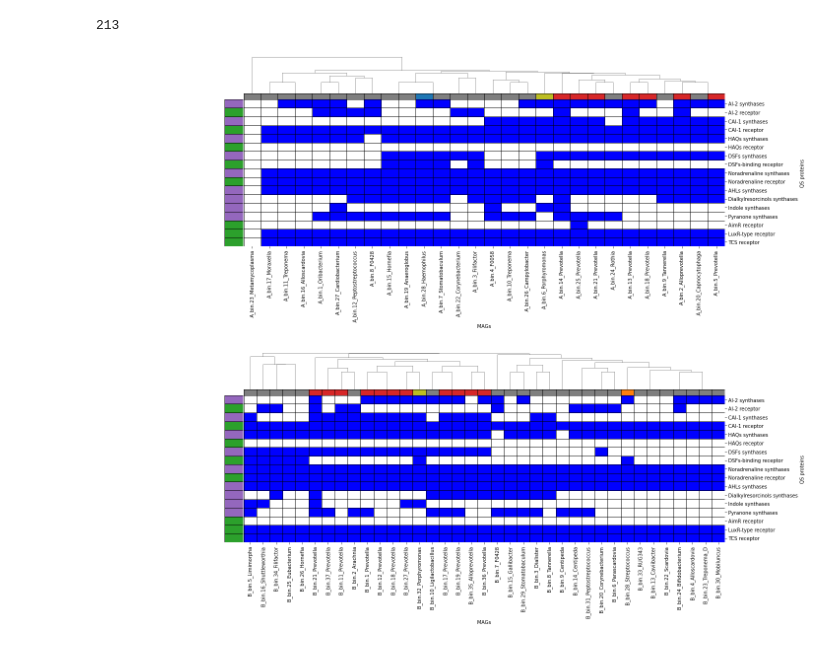
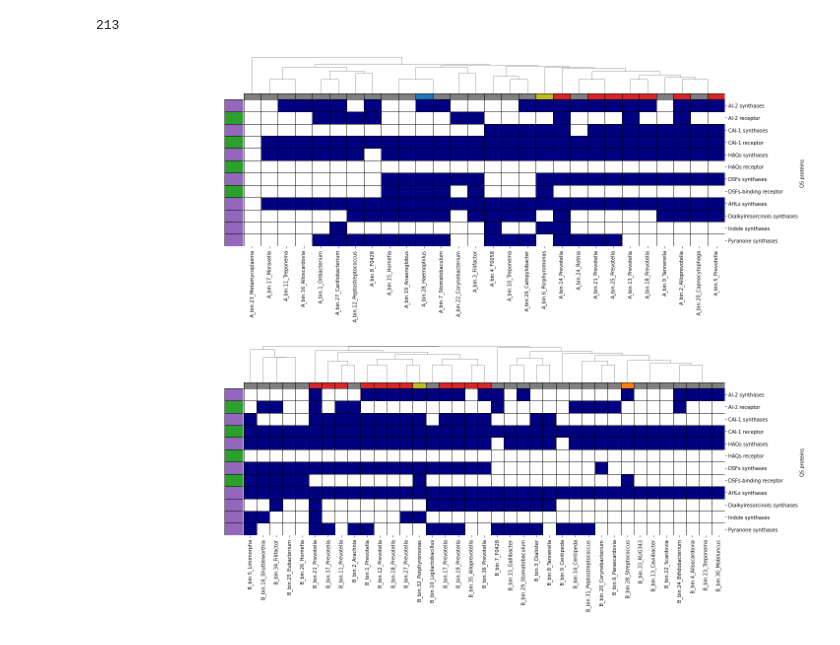
Before and after one commit to SizheQiu/OralMicroIX, a Jupyter notebook: workflow/metag_analysis.ipynb, the cells around one changed output. Cells and saved outputs as stored; diff of their text form; code cells hidden in the pictures.

```diff
--- a/workflow/metag_analysis.ipynb
+++ b/workflow/metag_analysis.ipynb
@@ -350,7 +350,5 @@ for bin_id in Bclass.bin_id:
 A_qs = qs_matched[A_cols]; B_qs = qs_matched[B_cols];
 qs_order=['AI-2 synthases','AI-2 receptor','CAI-1 synthases','CAI-1 receptor',
     'HAQs synthases','HAQs receptor','DSFs synthases','DSFs-binding receptor',
-    'Noradrenaline synthases','Noradrenaline receptor',
-        'AHLs synthases','Dialkylresorcinols synthases','Indole synthases','Pyranone synthases',
-          'AimR receptor','LuxR-type receptor','TCS receptor']
+        'AHLs synthases','Dialkylresorcinols synthases','Indole synthases','Pyranone synthases']
 A_qs = A_qs.reindex(qs_order); B_qs = B_qs.reindex(qs_order)
@@ -357,24 +357,24 @@ A_qs = A_qs.reindex(qs_order); B_qs = B_qs.reindex(qs_order)
 # %%
 row_colors=[]; col_colors=[]
 for qsp in A_qs.index:
     if 'recep' in qsp:
         row_colors.append('tab:green')
     else:
         row_colors.append('tab:purple')
 for mag in A_qs.columns:
     if mag.split('_')[-1] not in genus_colors.keys():
         col_colors.append('tab:gray')
     else:
         col_colors.append(genus_colors[mag.split('_')[-1]])
 
-fg=sns.clustermap(A_qs, row_cluster=False,figsize=(20,8),cmap =['white', 'blue'],cbar_kws={'ticks':[0,1.0]},
+fg=sns.clustermap(A_qs, row_cluster=False,figsize=(20,8),cmap =['white', 'navy'],cbar_kws={'ticks':[0,1.0]},
                row_colors=row_colors,col_colors=col_colors,linecolor='black',linewidths=1, cbar_pos=None)
-fg.ax_heatmap.set_xlabel('MAGs')
 fg.ax_heatmap.set_ylabel('QS proteins')
+fg.ax_heatmap.set_xlabel('')
 # fg.ax_heatmap.set_title('A Group',y=1.2,fontsize=16)
 # plt.savefig('../../../../Oral_paper/Figures_2025/A_QS.svg',format='svg',dpi=150)
 # %% [output]
-[figure, old version]
+[figure, new version]
 # %%
 row_colors=[]; col_colors=[]
 for qsp in B_qs.index:
@@ -387,11 +387,11 @@ for mag in B_qs.columns:
         col_colors.append('tab:gray')
     else:
         col_colors.append(genus_colors[mag.split('_')[-1]])
-fg=sns.clustermap(B_qs, row_cluster=False,figsize=(20,8),cmap =['white', 'blue'],cbar_kws={'ticks':[0,1.0]},
+fg=sns.clustermap(B_qs, row_cluster=False,figsize=(20,8),cmap =['white', 'navy'],cbar_kws={'ticks':[0,1.0]},
                row_colors=row_colors,col_colors=col_colors,linecolor='black',linewidths=1, cbar_pos=None)
-fg.ax_heatmap.set_xlabel('MAGs')
 fg.ax_heatmap.set_ylabel('QS proteins')
+fg.ax_heatmap.set_xlabel('')
 # fg.ax_heatmap.set_title('B Group',y=1.3,fontsize=16)
 # plt.savefig('../../../../Oral_paper/Figures_2025/B_QS.svg',format='svg',dpi=150)
 # %% [output]
-[figure, old version]
+[figure, new version]
```
Also changed, not shown: parts of 1 cell of this notebook.
